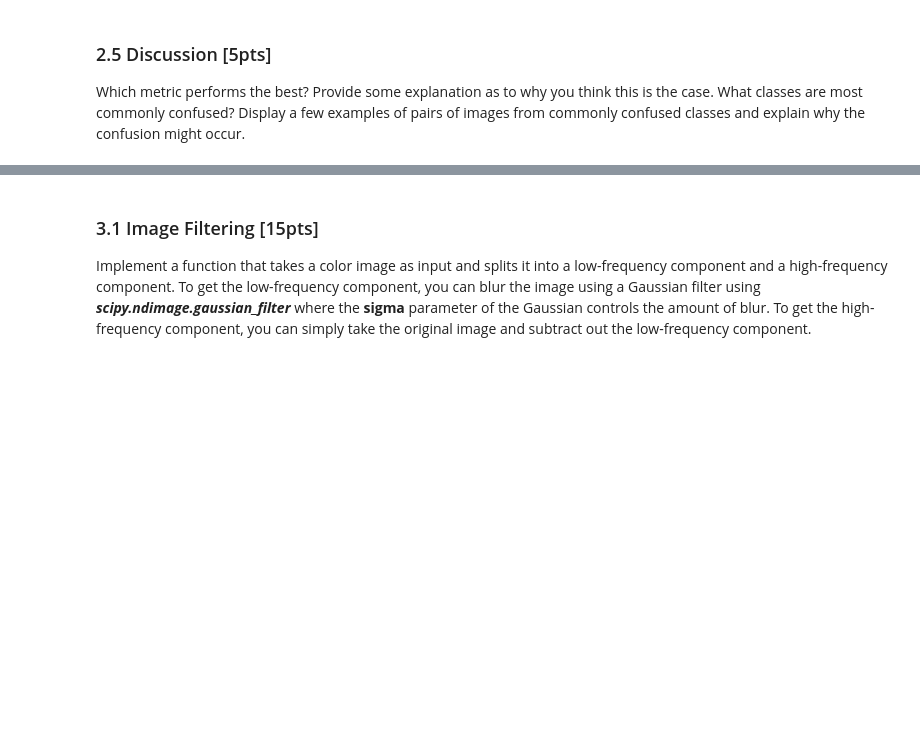
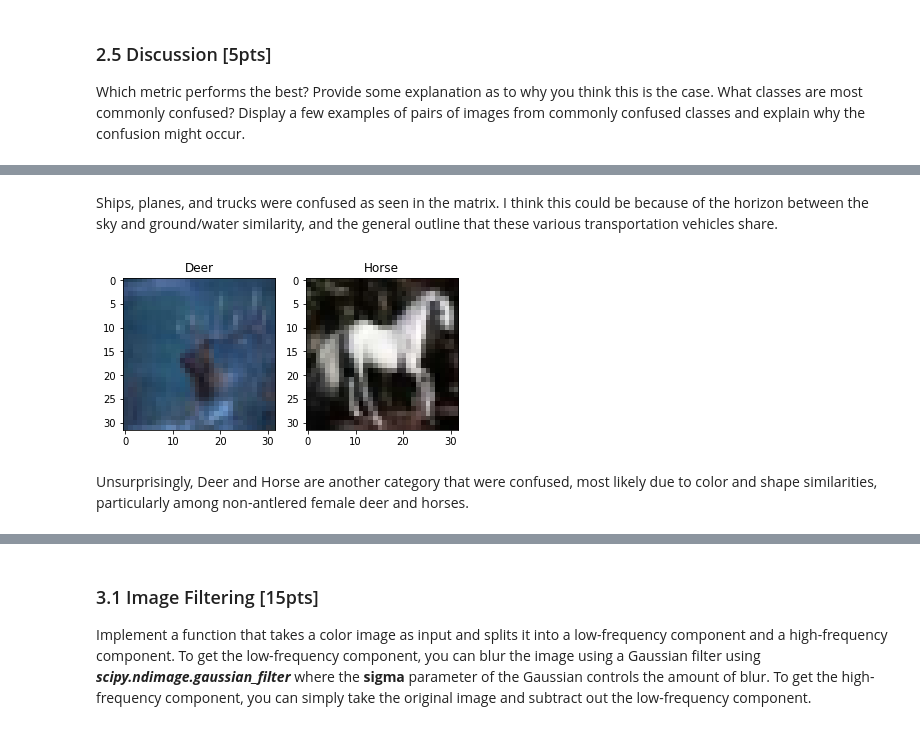
Before and after one commit to brookekelseyryan/Image-Understanding-CS-216, a Jupyter notebook: Homework1/assignment1.ipynb, the cells around one changed output, grey strips where cells are left out. Saved outputs shown, nothing was run; the diff lists cells and outputs as text; code cells hidden in the pictures; blank space fills up the shorter version.

```diff
--- a/Homework1/assignment1.ipynb
+++ b/Homework1/assignment1.ipynb
@@ -406,3 +485,26 @@ Which metric performs the best? Provide some explanation as to why you think thi
+# %% [markdown]
+Ships, planes, and trucks were confused as seen in the matrix.  I think this could be because of the horizon between the sky and ground/water similarity, and the general outline that these various transportation vehicles share.
+# %%
+test_batch = unpickle(cifar + 'test_batch')
+batches_meta = unpickle(cifar + 'batches.meta')
+
+truck = test_batch['labels'].index(4)
+ship = test_batch['labels'].index(7)
+
+truck_img = save_as_image(test_batch["data"][truck], "fname")
+ship_img = save_as_image(test_batch["data"][ship], "fname")
+
+fig, axs = plt.subplots(1, 2)
+axs[0].set_title("Deer")
+axs[0].imshow(truck_img)
+axs[1].set_title("Horse")
+axs[1].imshow(ship_img)
+
+plt.show()
+# %% [output]
+[figure, added]
+# %% [markdown]
+Unsurprisingly, Deer and Horse are another category that were confused, most likely due to color and shape similarities, particularly among non-antlered female deer and horses.
 # %% [markdown]
 # 3. Hybrid Images
 
```
Also changed, not shown: parts of 14 cells of this notebook.
